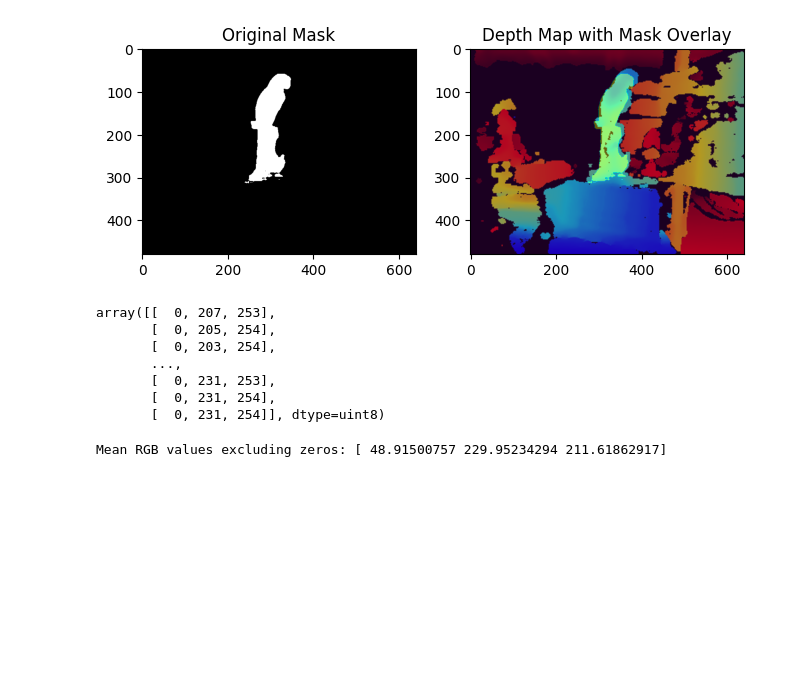
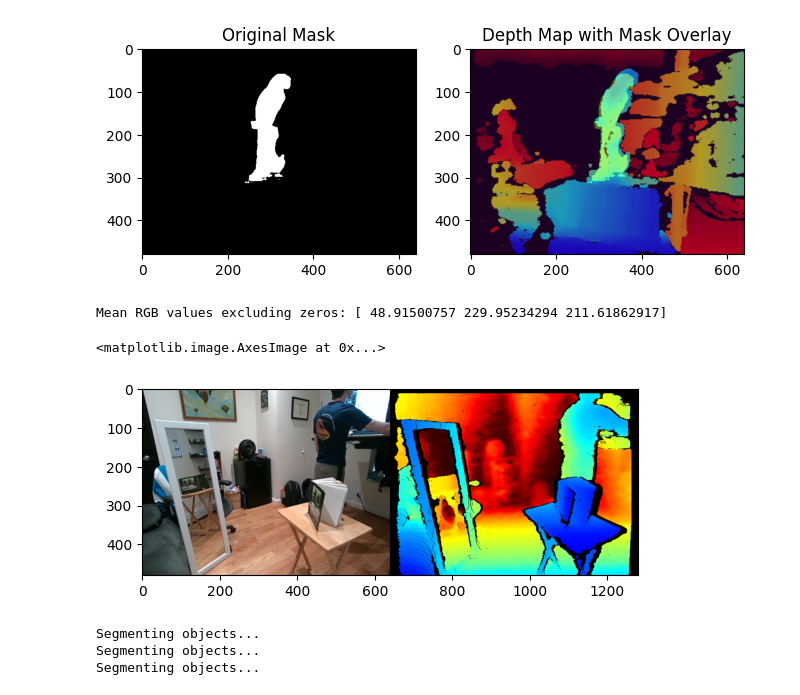
Before and after one commit to joelsalzman/Refleconstruction, a Jupyter notebook: test.ipynb, the cells around one changed output. Saved outputs shown, nothing was run; the diff lists cells and outputs as text; code cells hidden in the pictures; blank space fills up the shorter version.

```diff
--- a/test.ipynb
+++ b/test.ipynb
@@ -111,16 +120,6 @@ plt.title('Depth Map with Mask Overlay')
 plt.show()
 # %% [output]
 [figure]
-# %%
-masked_rgb_values
-# %% [output]
-array([[  0, 207, 253],
-       [  0, 205, 254],
-       [  0, 203, 254],
-       ...,
-       [  0, 231, 253],
-       [  0, 231, 254],
-       [  0, 231, 254]], dtype=uint8)
 # %%
 def extract_mean_rgb(rgb_values):
     """Computes the mean in each channel with the nonzero elements"""
@@ -133,3 +132,57 @@ mean_rgb = extract_mean_rgb(masked_rgb_values)
 print("Mean RGB values excluding zeros:", mean_rgb)
 # %% [output]
 Mean RGB values excluding zeros: [ 48.91500757 229.95234294 211.61862917]
+# %%
+import cv2                                # state of the art computer vision algorithms library
+import numpy as np                        # fundamental package for scientific computing
+import matplotlib.pyplot as plt           # 2D plotting library producing publication quality figures
+import pyrealsense2 as rs                 # Intel RealSense cross-platform open-source API
+
+from load import load_ply
+from segment import find_plane
+from transform import reflect_points
+
+from rgb_coords import get_point_from_image
+
+def segment_and_depth(filepath_color):
+    get_point_from_image(filepath_color)
+
+
+pipe = rs.pipeline()
+cfg = rs.config()
+cfg.enable_device_from_file("data/bag1.bag")
+profile = pipe.start(cfg)
+
+# def capture_frames():
+"""captures and returns color and depth frames"""
+
+    # Skip 5 first frames to give the Auto-Exposure time to adjust
+for x in range(10):
+    pipe.wait_for_frames()
+
+# Store next frameset for later processing:
+frameset = pipe.wait_for_frames()
+
+align = rs.align(rs.stream.color)
+frameset = align.process(frameset)
+
+color_frame = frameset.get_color_frame()
+depth_frame = frameset.get_depth_frame()
+
+# Cleanup:
+pipe.stop()
+    # print("Frames Captured")
+    # return color_frame, depth_frame, profile
+
+# color_frame, depth_frame, profile = capture_frames()
+
+colorizer = rs.colorizer()
+
+color = np.asanyarray(color_frame.get_data())
+colorized_depth = np.asanyarray(colorizer.colorize(depth_frame).get_data())
+
+images = np.hstack((color, colorized_depth))
+plt.imshow(images)
+# %% [output]
+<matplotlib.image.AxesImage at 0x...>
+[figure, added]
@@ -135,0 +204,15 @@ Mean RGB values excluding zeros: [ 48.91500757 229.95234294 211.61862917]
+# %%
+point_obj = (448.07, 293.53)
+point_mirr = (80.54, 220.80)
+point_ref = (123.40, 250.67)
+
+print("Segmenting objects...")
+obj_mask = segment_with_sam(model, processor, [[[point_obj[0], point_obj[1]]]], color)[0][0][0].numpy()
+print("Segmenting objects...")
+mirr_mask = segment_with_sam(model, processor, [[[point_mirr[0], point_mirr[1]]]], color)[0][0][2].numpy() # keep mask 2
+print("Segmenting objects...")
+ref_mask = segment_with_sam(model, processor, [[[point_ref[0], point_ref[1]]]], color)[0][0][0].numpy()
+# %% [output]
+Segmenting objects...
+Segmenting objects...
+Segmenting objects...
```
Also changed, not shown: parts of 8 cells of this notebook, 7 other files.
